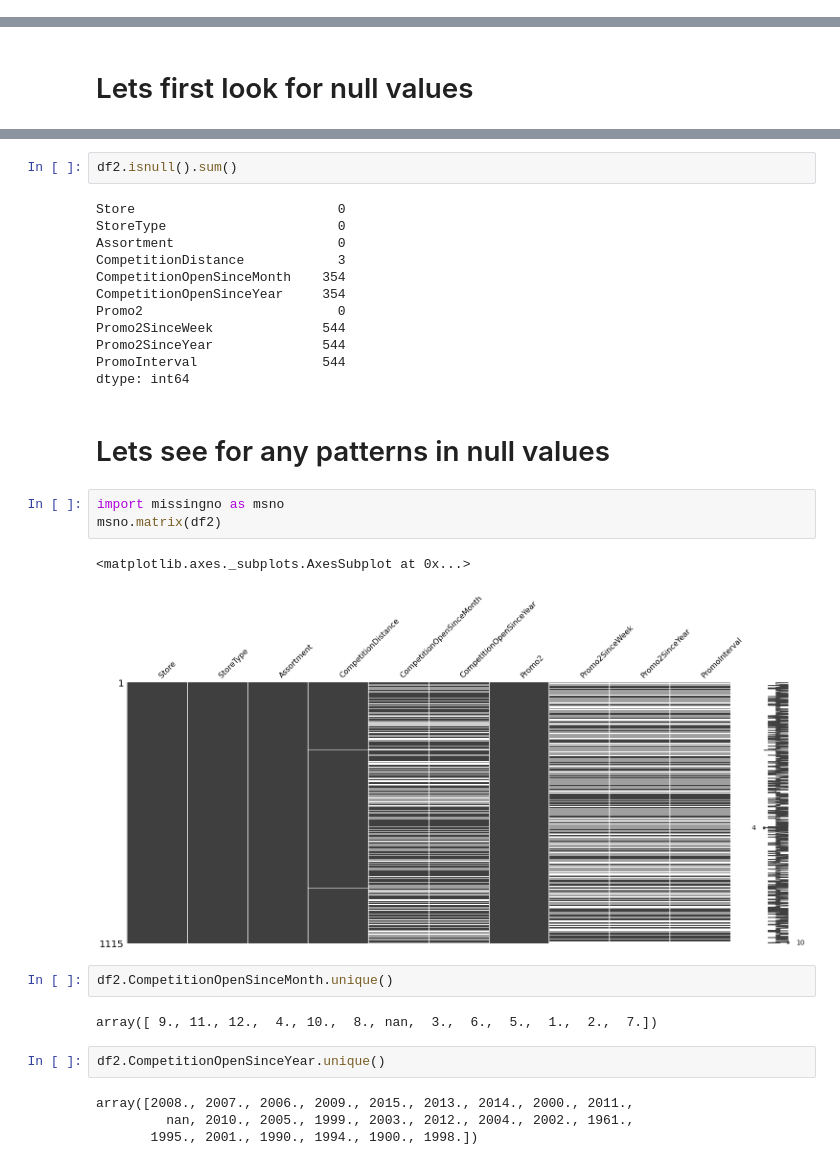
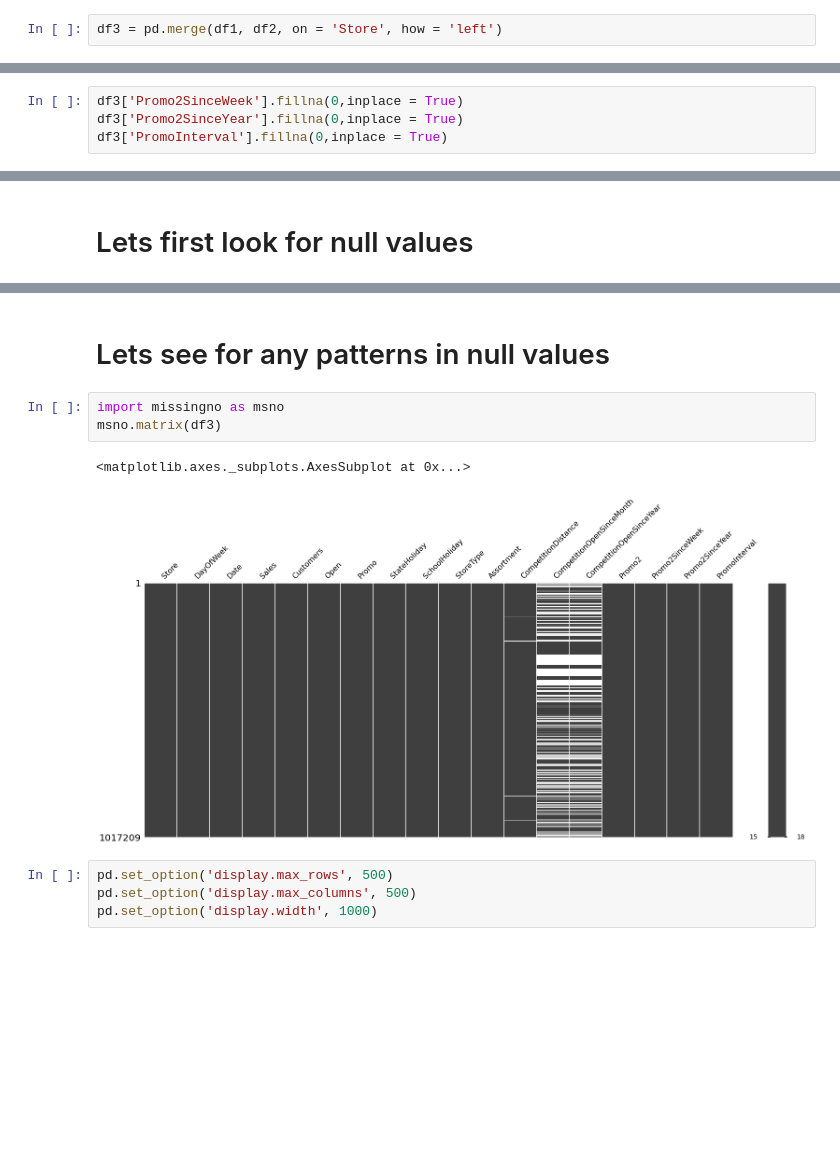
Before and after one commit to rohan-dot/Rossmann-Sales-, a Jupyter notebook: Rohan_Datta_Purkayastha_Team_4_Capstone_Project.ipynb, the cells around one changed output, grey strips where cells are left out. Cells and saved outputs as stored; diff of their text form; blank space fills up the shorter version.

```diff
--- a/Rohan_Datta_Purkayastha_Team_4_Capstone_Project.ipynb
+++ b/Rohan_Datta_Purkayastha_Team_4_Capstone_Project.ipynb
@@ -116,0 +146,2 @@ Name: Sales, dtype: int64
+# %%
+df3 = pd.merge(df1, df2, on = 'Store', how = 'left')
@@ -116,0 +185,4 @@ Name: Sales, dtype: int64
+# %%
+df3['Promo2SinceWeek'].fillna(0,inplace = True)
+df3['Promo2SinceYear'].fillna(0,inplace = True)
+df3['PromoInterval'].fillna(0,inplace = True)
@@ -131,33 +260,13 @@ SchoolHoliday    0
 dtype: int64
-# %%
-df2.isnull().sum()
-# %% [output]
-Store                          0
-StoreType                      0
-Assortment                     0
-CompetitionDistance            3
-CompetitionOpenSinceMonth    354
-CompetitionOpenSinceYear     354
-Promo2                         0
-Promo2SinceWeek              544
-Promo2SinceYear              544
-PromoInterval                544
-dtype: int64
 # %% [markdown]
 # Lets see for any patterns in null values
 # %%
 import missingno as msno
-msno.matrix(df2)
+msno.matrix(df3)
 # %% [output]
 <matplotlib.axes._subplots.AxesSubplot at 0x...>
-[figure, old version]
+[figure, new version]
-# %%
-df2.CompetitionOpenSinceMonth.unique()
-# %% [output]
-array([ 9., 11., 12.,  4., 10.,  8., nan,  3.,  6.,  5.,  1.,  2.,  7.])
-# %%
-df2.CompetitionOpenSinceYear.unique()
-# %% [output]
-array([2008., 2007., 2006., 2009., 2015., 2013., 2014., 2000., 2011.,
-         nan, 2010., 2005., 1999., 2003., 2012., 2004., 2002., 1961.,
-       1995., 2001., 1990., 1994., 1900., 1998.])
+# %%
+pd.set_option('display.max_rows', 500)
+pd.set_option('display.max_columns', 500)
+pd.set_option('display.width', 1000)
```
Also changed, not shown: parts of 47 cells of this notebook.
